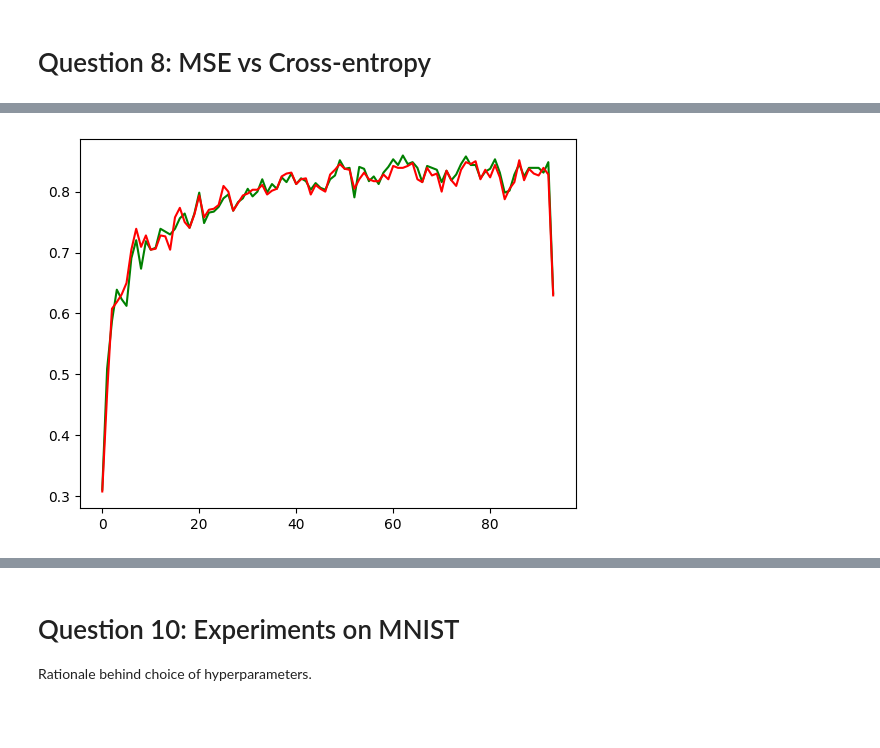
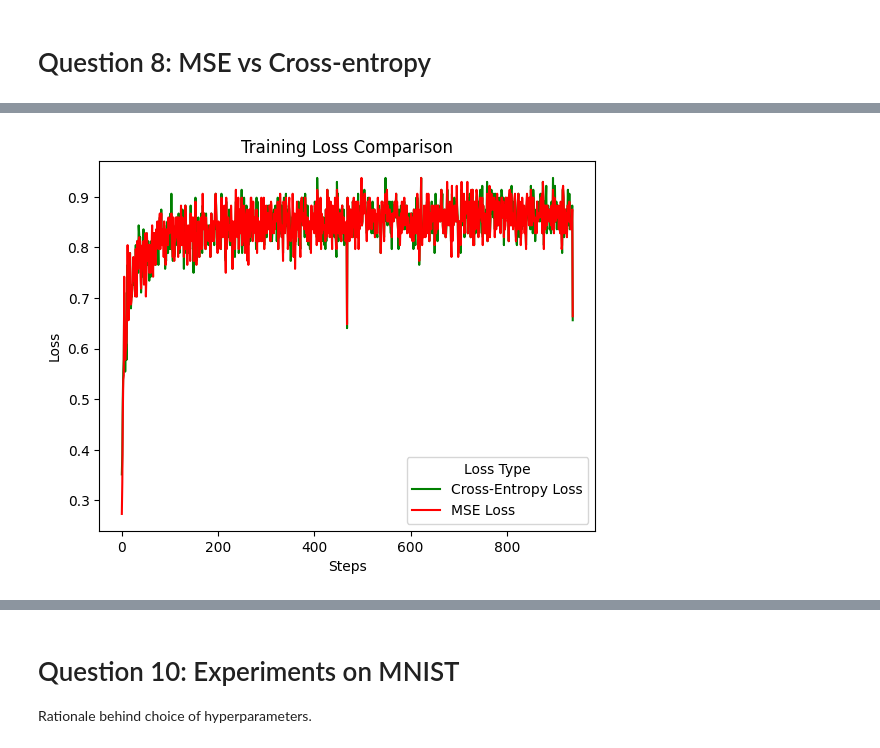
Before and after one commit to Hiran03/NN_from_scratch, a Jupyter notebook: compilation.ipynb, the cells around one changed output, grey strips where cells are left out. Cells and saved outputs as stored; diff of their text form; code cells hidden in the pictures; blank space fills up the shorter version.

```diff
--- a/compilation.ipynb
+++ b/compilation.ipynb
@@ -187,6 +261,27 @@ import numpy as np
 import matplotlib.pyplot as plt
 import seaborn as sns
 from sklearn.metrics import confusion_matrix
+import importlib
+import model  # Ensure model.py is imported
+importlib.reload(model)  # Reload the module
+
+from model import Model  # Import the class
+
+# Create an object of the Model class with some example values
+model = Model(
+    num_hidden_layers=3,
+    hidden_layer_size=[128, 128, 128],  # Example list for layer sizes
+    weight_decay=0.0005,
+    learning_rate=0.001,
+    optimizer="RMSprop",
+    activation="tanh",
+    weight_init="xavier",
+    loss = 'cross-entropy'
+)
+
+
+model.train(X_train, y_train, 10, 128)
+y_hat = model.predict(X_test)
 
 # Convert predictions and ground truth from (10k, 10, 1) to (10k,)
 y_pred = np.argmax(y_hat, axis=1).flatten()
@@ -220,4 +364,6 @@ Some Inferences:
 # %%
+y_test = np.eye(num_classes)[y_test.astype(int)]  # Ensure indices are integers
+y_test = np.array([each_y.reshape(-1, 1) for each_y in y_test])
 import wandb
 fashion_mnist_labels = ["T-shirt/top", "Trouser", "Pullover", "Dress", "Coat", "Sandal", "Shirt", "Sneaker", "Bag", "Ankle boot"]
 run = wandb.init(project="DL")
@@ -249,8 +389,8 @@ from model import Model  # Import the class
 
 
 model_cross = Model(
-    num_hidden_layers=2,
-    hidden_layer_size=[256, 256],  # Example list for layer sizes
+    num_hidden_layers=3,
+    hidden_layer_size=[128, 128, 128],  # Example list for layer sizes
     weight_decay=0.0005,
     learning_rate=0.001,
     optimizer="Adam",
@@ -260,7 +400,7 @@ model_cross = Model(
 )
 
 
-model_cross.train(X_train, y_train, 1, 640)
+model_cross.train(X_train, y_train, 2, 128)
 y_hat = model_cross.predict(X_test)
 test_acc = np.mean(np.argmax(y_hat, axis=1) == np.argmax(y_test, axis=1))
 training_losses_cross = model_cross.training_loss
@@ -269,25 +409,25 @@ print("Test accuracy for cross-entropy:", test_acc)
 
 
 model_MSE = Model(
-    num_hidden_layers=2,
-    hidden_layer_size=[256, 256],  # Example list for layer sizes
+    num_hidden_layers=3,
+    hidden_layer_size=[128, 128, 128],  # Example list for layer sizes
     weight_decay=0.0005,
     learning_rate=0.001,
     optimizer="Adam",
     activation="tanh",
     weight_init="xavier",
-    loss = 'MSE'
+    loss = 'cross-entropy'
 )
 
 
-model_MSE.train(X_train, y_train, 1, 640)
+model_MSE.train(X_train, y_train, 2, 128)
 y_hat = model_MSE.predict(X_test)
 test_acc = np.mean(np.argmax(y_hat, axis=1) == np.argmax(y_test, axis=1))
 training_losses_MSE = model_MSE.training_loss
-print("Test accuracy:", test_acc)
+print("Test accuracy for MSE loss:", test_acc)
 
-plt.plot(training_losses_cross, 'g', label='Cross-Entropy Loss')
-plt.plot(training_losses_MSE, 'r', label='MSE Loss')
+plt.plot(training_losses_cross, 'g-', label='Cross-Entropy Loss')
+plt.plot(training_losses_MSE, 'r-', label='MSE Loss')
 
 plt.xlabel('Steps')  # X-axis label
 plt.ylabel('Loss')  # Y-axis label
@@ -307 +456 @@ Test accuracy: 0.8171
-[figure, old version]
+[figure, new version]
```
Also changed, not shown: parts of 17 cells of this notebook, 9 other files.
